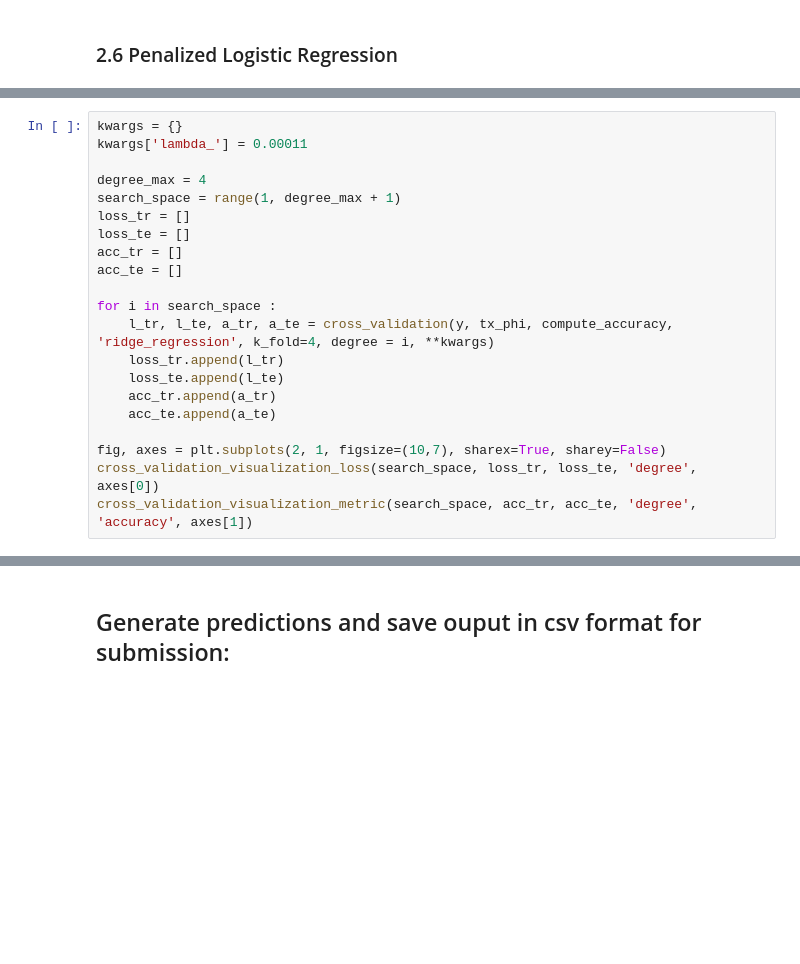
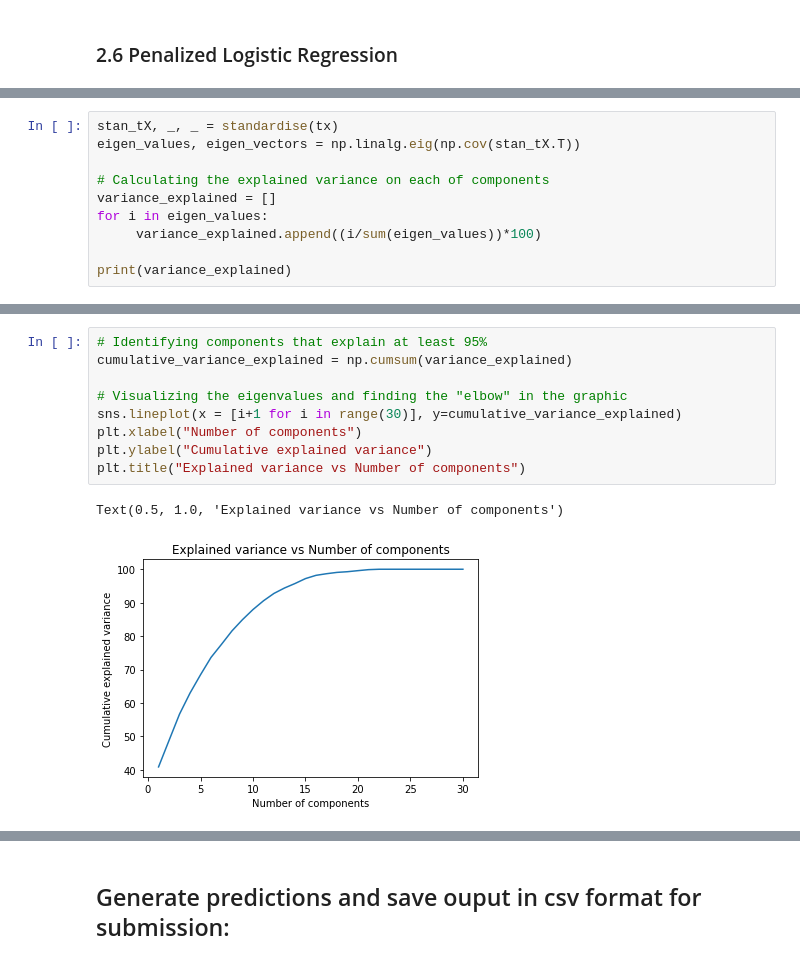
Before and after one commit to Noyt/ML2020_PR1, a Jupyter notebook: project1.ipynb, the cells around one changed output, grey strips where cells are left out. Drawn from its saved outputs; the diff is of its cells as text; blank space fills up the shorter version.

```diff
--- a/project1.ipynb
+++ b/project1.ipynb
@@ -259,21 +101,0 @@ best_lambda # TODO il essaie clairement de mettre lambda à 0
-# %%
-kwargs = {}
-kwargs['lambda_'] = 0.00011
-
-degree_max = 4
-search_space = range(1, degree_max + 1)
-loss_tr = []
-loss_te = []
-acc_tr = []
-acc_te = []
-
-for i in search_space :
-    l_tr, l_te, a_tr, a_te = cross_validation(y, tx_phi, compute_accuracy, 'ridge_regression', k_fold=4, degree = i, **kwargs)
-    loss_tr.append(l_tr)
-    loss_te.append(l_te)
-    acc_tr.append(a_tr)
-    acc_te.append(a_te)
-
-fig, axes = plt.subplots(2, 1, figsize=(10,7), sharex=True, sharey=False)
-cross_validation_visualization_loss(search_space, loss_tr, loss_te, 'degree', axes[0])
-cross_validation_visualization_metric(search_space, acc_tr, acc_te, 'degree', 'accuracy', axes[1])
@@ -480,0 +233,10 @@ Type:      function
+# %%
+stan_tX, _, _ = standardise(tx)
+eigen_values, eigen_vectors = np.linalg.eig(np.cov(stan_tX.T))
+
+# Calculating the explained variance on each of components
+variance_explained = []
+for i in eigen_values:
+     variance_explained.append((i/sum(eigen_values))*100)
+
+print(variance_explained)
@@ -480,0 +265,12 @@ Type:      function
+# %%
+# Identifying components that explain at least 95%
+cumulative_variance_explained = np.cumsum(variance_explained)
+
+# Visualizing the eigenvalues and finding the "elbow" in the graphic
+sns.lineplot(x = [i+1 for i in range(30)], y=cumulative_variance_explained)
+plt.xlabel("Number of components")
+plt.ylabel("Cumulative explained variance")
+plt.title("Explained variance vs Number of components")
+# %% [output]
+Text(0.5, 1.0, 'Explained variance vs Number of components')
+[figure, added]
```
Also changed, not shown: parts of 74 cells of this notebook, 2 other files.
